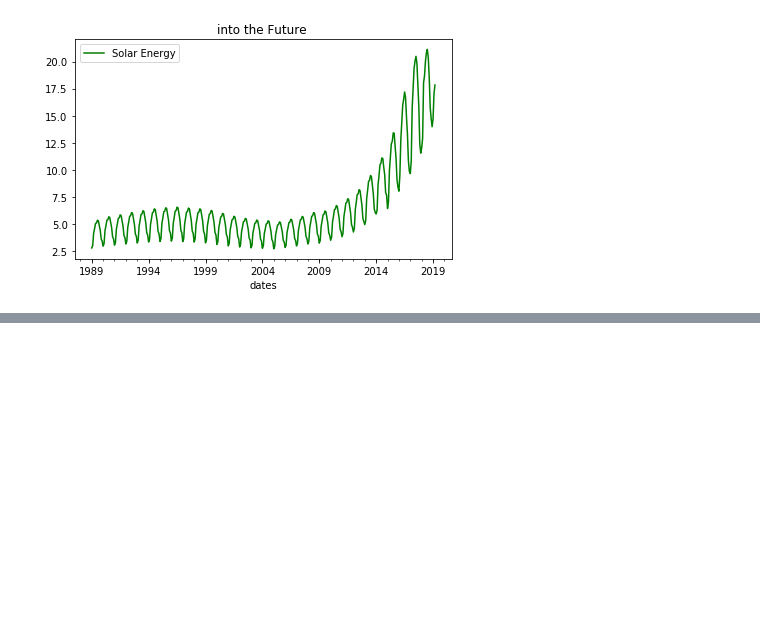
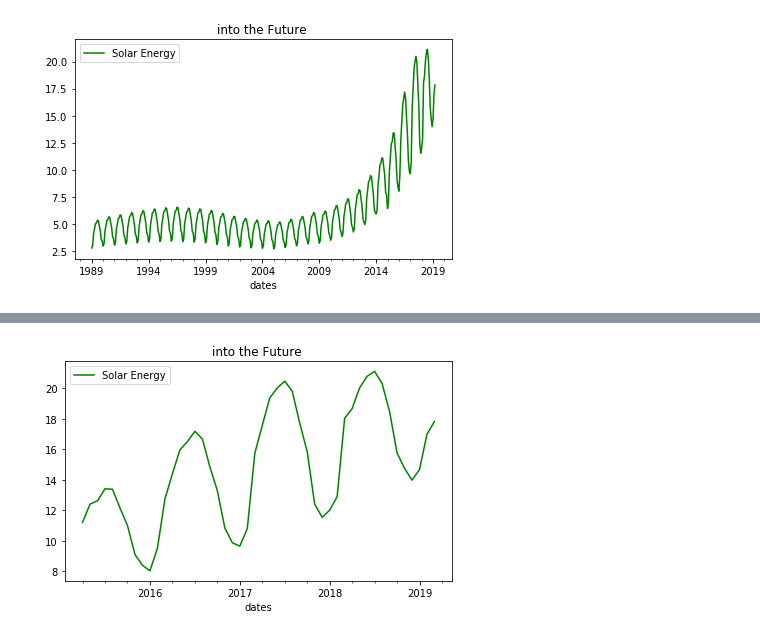
Before and after one commit to gvo34/energy-solar, a Jupyter notebook: static/notebooks/model/MLP_model4_predict.ipynb, the cells around one changed output, grey strips where cells are left out. Saved outputs shown, nothing was run; the diff lists cells and outputs as text; code cells hidden in the pictures; blank space fills up the shorter version.

Commit message:
update prediction plot

```diff
--- a/static/notebooks/model/MLP_model4_predict.ipynb
+++ b/static/notebooks/model/MLP_model4_predict.ipynb
@@ -468,3 +468,6 @@ ValueError: ordinal must be >= 1
 <matplotlib.figure.Figure at 0x...>
 [figure]
 [figure]
+# %%
+latest = timeseriep[-48:]
+latest
@@ -470,0 +493,10 @@ ValueError: ordinal must be >= 1
+# %%
+latest.plot(color='green')
+plt.legend(['Solar Energy'], loc='best')
+plt.title("into the Future ")
+# Save our graph
+plt.tight_layout()
+plt.savefig("../../images/MLPpredict12latest.png")
+plt.show()
+# %% [output]
+[figure, added]
```
Also changed, not shown: parts of 1 cell of this notebook, 3 other files.
